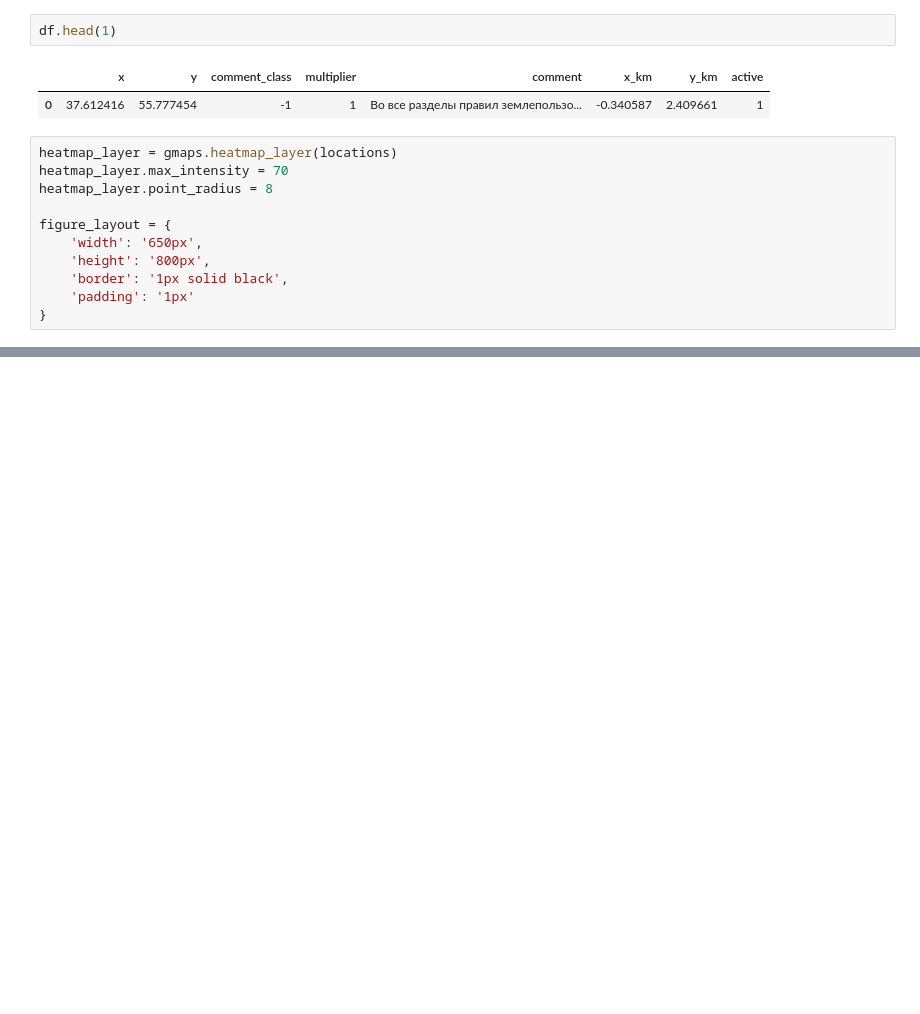
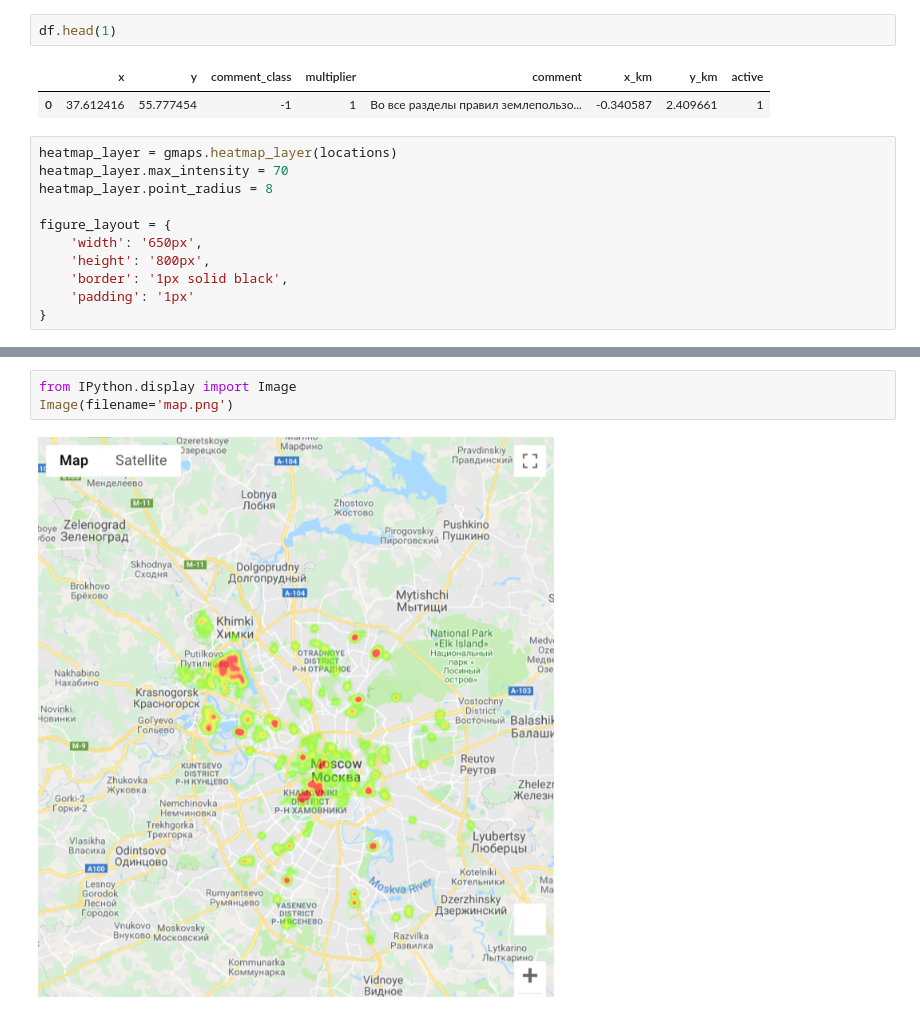
Before and after one commit to SergeyYVP/Machine_learning, a Jupyter notebook: 2. homework clustering.ipynb, the cells around one changed output, grey strips where cells are left out. Cells and saved outputs as stored; diff of their text form; blank space fills up the shorter version.

```diff
--- a/2. homework clustering.ipynb
+++ b/2. homework clustering.ipynb
@@ -404,3 +404,8 @@ fig.add_layer(heatmap_layer)
 fig
 # %% [output]
 [interactive output not drawn]
+# %%
+from IPython.display import Image
+Image(filename='map.png')
+# %% [output]
+[figure, added]
```
